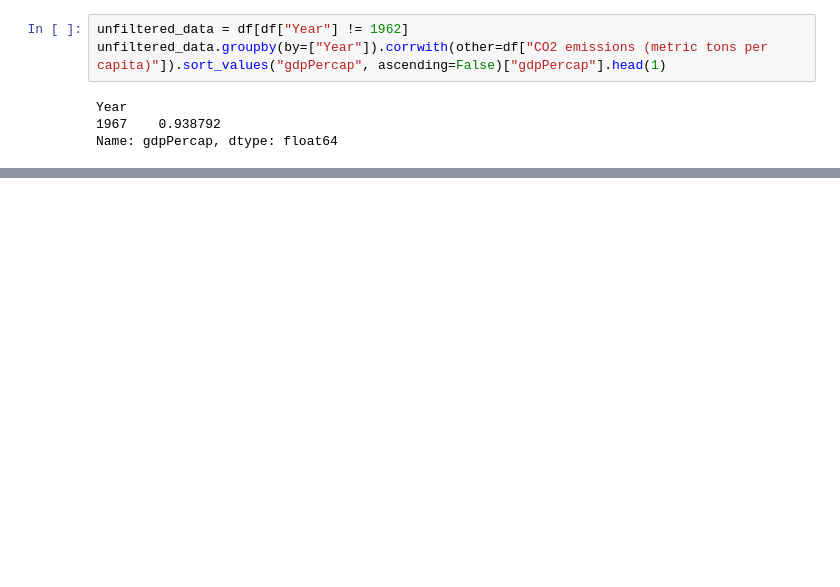
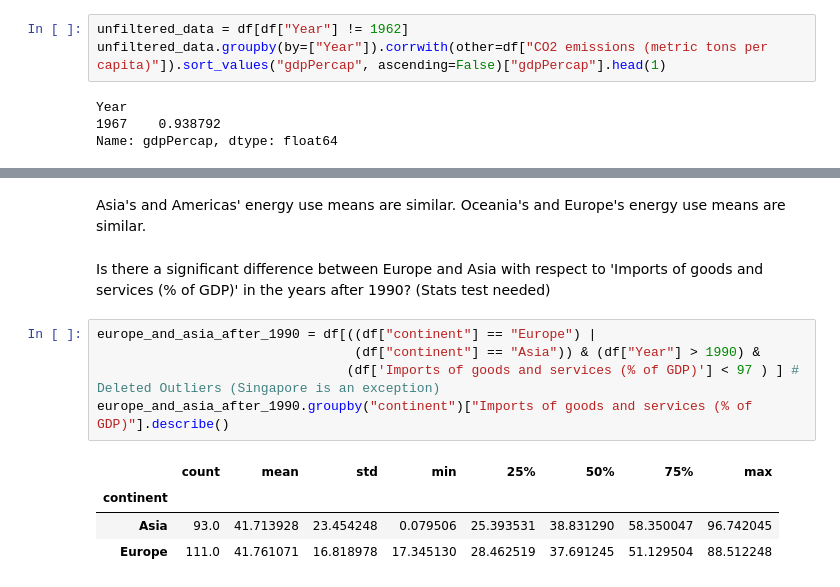
Before and after one commit to Awsthyn/training-requirements, a Jupyter notebook: Python for Data Science/Data Science Training.ipynb, the cells around one changed output, grey strips where cells are left out. Drawn from its saved outputs; the diff is of its cells as text; blank space fills up the shorter version.

```diff
--- a/Python for Data Science/Data Science Training.ipynb
+++ b/Python for Data Science/Data Science Training.ipynb
@@ -40,0 +126,15 @@ fig.show()
+# %% [markdown]
+Asia's and Americas' energy use means are similar.
+Oceania's and Europe's energy use means are similar.
+# %% [markdown]
+Is there a significant difference between Europe and Asia with respect to 'Imports of goods and services (% of GDP)' in the years after 1990? (Stats test needed)
+# %%
+europe_and_asia_after_1990 = df[((df["continent"] == "Europe") |
+                                 (df["continent"] == "Asia")) & (df["Year"] > 1990) &
+                                (df['Imports of goods and services (% of GDP)'] < 97 ) ] # Deleted Outliers (Singapore is an exception)
+europe_and_asia_after_1990.groupby("continent")["Imports of goods and services (% of GDP)"].describe()
+# %% [output]
+|  | count | mean | std | min | 25% | 50% | 75% | max |
+| continent |  |  |  |  |  |  |  |  |
+| Asia | 93.0 | 41.713928 | 23.454248 | 0.079506 | 25.393531 | 38.831290 | 58.350047 | 96.742045 |
+| Europe | 111.0 | 41.761071 | 16.818978 | 17.345130 | 28.462519 | 37.691245 | 51.129504 | 88.512248 |
```
Also changed, not shown: parts of 26 cells of this notebook, 1 other file.
